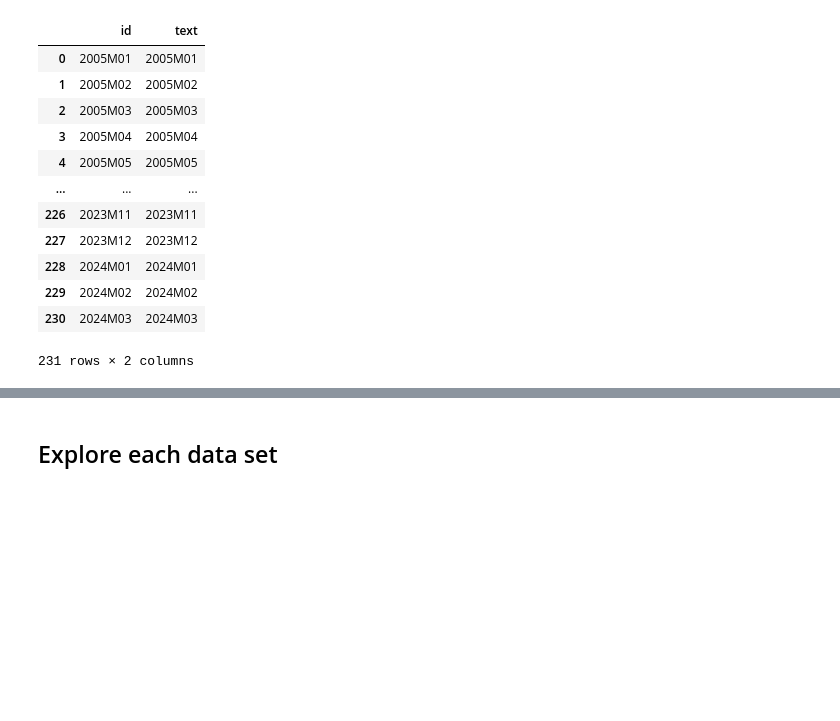
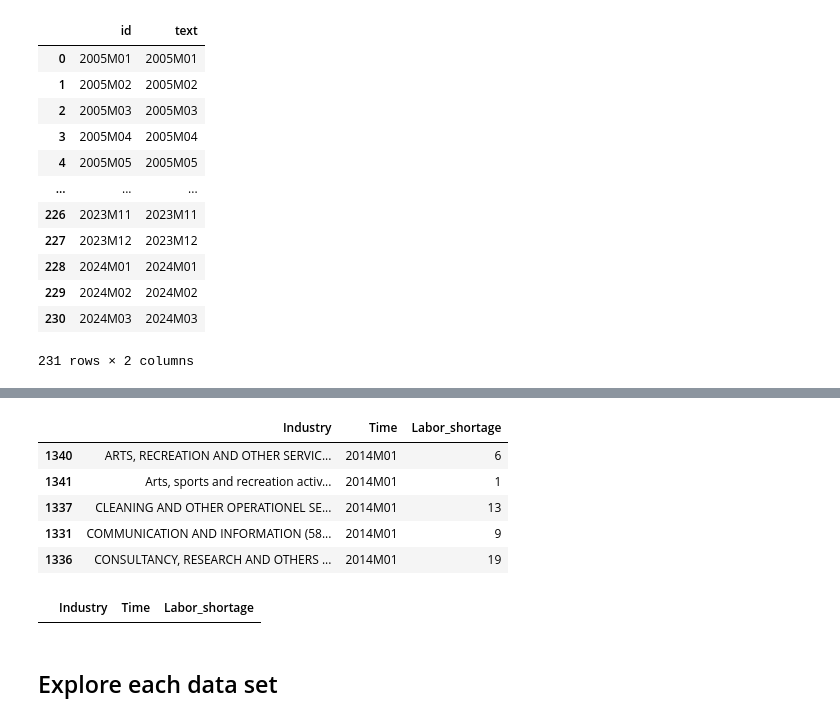
Before and after one commit to NumEconCopenhagen/Projects_2024_Emma-Anna-Oscar, a Jupyter notebook: dataproject/dataproject.ipynb, the cells around one changed output, grey strips where cells are left out. Cells and saved outputs as stored; diff of their text form; code cells hidden in the pictures; blank space fills up the shorter version.

```diff
--- a/dataproject/dataproject.ipynb
+++ b/dataproject/dataproject.ipynb
@@ -372,0 +359,12 @@ lab_short_cons.head(50)
+# %%
+lab_short_service.drop(['TYPE'], axis = 1, inplace = True)
+#lab_short_service.rename(columns = {'BRANCHE07':'Industry', 'TID':'Time', 'INDHOLD':'Labor_shortage'}, inplace=True)
+#lab_short_service.pivot(index='Time', columns='Industry', values='Labor_shortage')
+lab_short_service.head(5)
+# %% [output]
+|  | Industry | Time | Labor_shortage |
+| 1340 | ARTS, RECREATION AND OTHER SERVIC... | 2014M01 | 6 |
+| 1341 | Arts, sports and recreation activ... | 2014M01 | 1 |
+| 1337 | CLEANING AND OTHER OPERATIONEL SE... | 2014M01 | 13 |
+| 1331 | COMMUNICATION AND INFORMATION (58... | 2014M01 | 9 |
+| 1336 | CONSULTANCY, RESEARCH AND OTHERS ... | 2014M01 | 19 |
@@ -372,0 +382,4 @@ lab_short_cons.head(50)
+# %%
+lab_short_service.loc[I, :]
+# %% [output]
+|  | Industry | Time | Labor_shortage |
```
Also changed, not shown: parts of 14 cells of this notebook.
